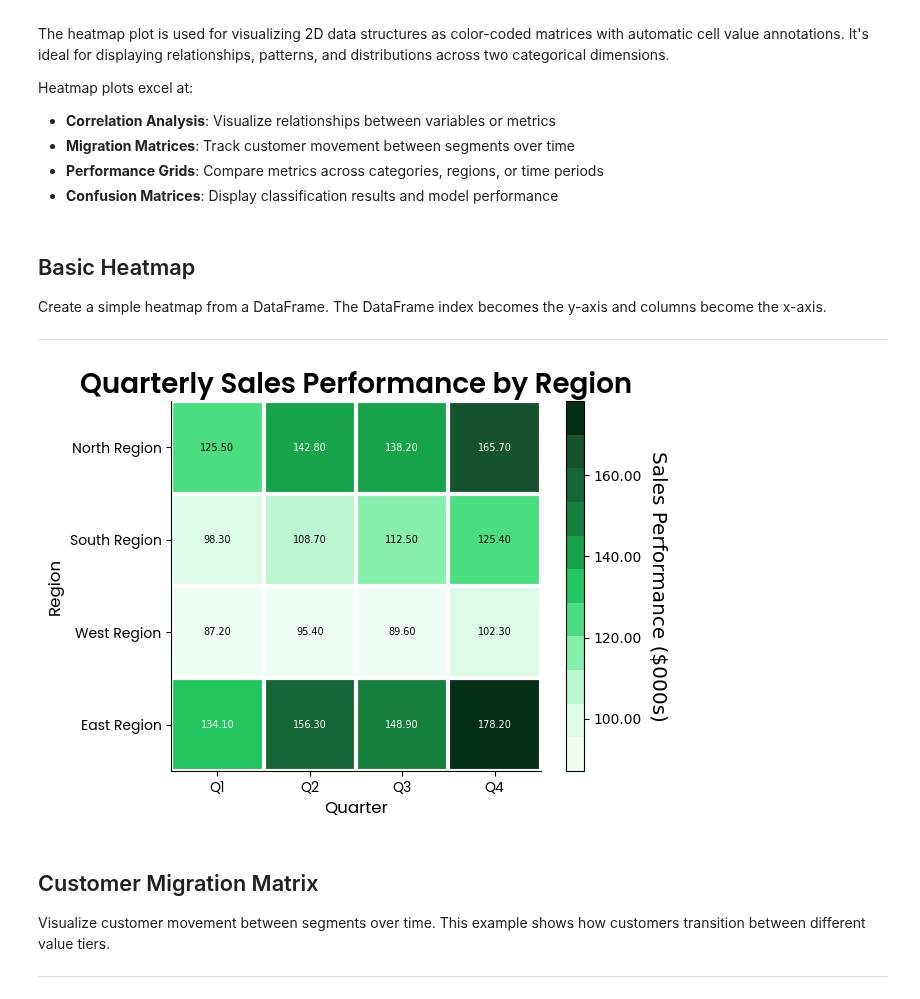
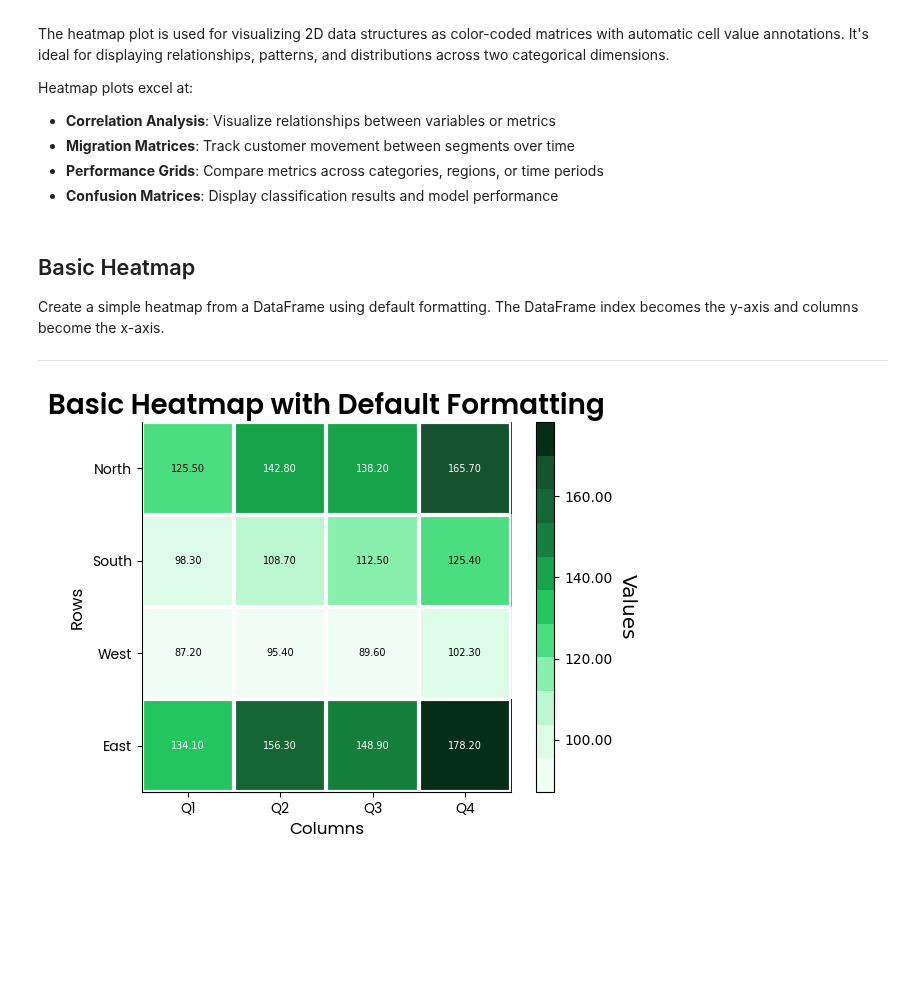
Before and after one commit to Data-Simply/pyretailscience, a Jupyter notebook: docs/gallery/plots/heatmap.ipynb, the cells around one changed output. Cells and saved outputs as stored; diff of their text form; code cells hidden in the pictures; blank space fills up the shorter version.

Commit message:
fix: #371 remove the unnecessary examples

```diff
--- a/docs/gallery/plots/heatmap.ipynb
+++ b/docs/gallery/plots/heatmap.ipynb
@@ -16,36 +16,30 @@ from pyretailscience.plots import heatmap
 # %% [markdown]
 ## Basic Heatmap
 
-Create a simple heatmap from a DataFrame. The DataFrame index becomes the y-axis and columns become the x-axis.
+Create a simple heatmap from a DataFrame using default formatting. The DataFrame index becomes the y-axis and columns become the x-axis.
 
 ---
 # %%
-# Create sample sales performance data across regions and quarters
+# Create sample data for basic heatmap demonstration
 # fmt: off
-sales_performance = pd.DataFrame(
+sample_data = pd.DataFrame(
     {
         "Q1": [125.5, 98.3, 87.2, 134.1],
         "Q2": [142.8, 108.7, 95.4, 156.3],
         "Q3": [138.2, 112.5, 89.6, 148.9],
         "Q4": [165.7, 125.4, 102.3, 178.2],
     },
-    index=["North Region", "South Region", "West Region", "East Region"],
+    index=["North", "South", "West", "East"],
 )
 # fmt: on
 
 ax = heatmap.plot(
-    sales_performance,
-    cbar_label="Sales Performance ($000s)",
-    title="Quarterly Sales Performance by Region",
-    x_label="Quarter",
-    y_label="Region",
+    sample_data,
+    cbar_label="Values",
+    title="Basic Heatmap with Default Formatting",
+    x_label="Columns",
+    y_label="Rows",
 )
 plt.show()
 # %% [output]
-[figure, old version]
+[figure, new version]
-# %% [markdown]
-## Customer Migration Matrix
-
-Visualize customer movement between segments over time. This example shows how customers transition between different value tiers.
-
----
```
Also changed, not shown: parts of 8 cells of this notebook.
